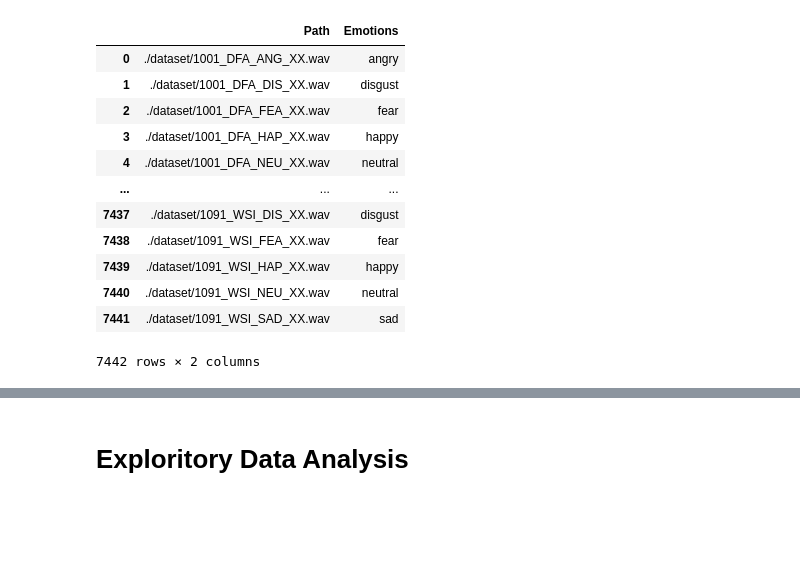
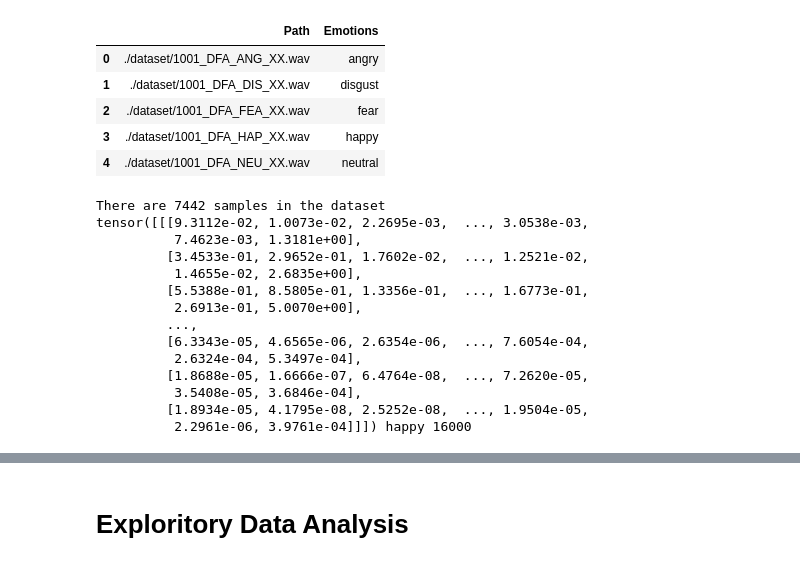
Before and after one commit to satria-ui/TugasAkhir2023, a Jupyter notebook: script/main.ipynb, the cells around one changed output, grey strips where cells are left out. Saved outputs shown, nothing was run; the diff lists cells and outputs as text; code cells hidden in the pictures; blank space fills up the shorter version.

```diff
--- a/script/main.ipynb
+++ b/script/main.ipynb
@@ -12,20 +3,36 @@ from matplotlib import pyplot as plt
-# %%
-dataset = data_loader(path="./dataset/").getData()
-dataset
-# %% [output]
-|  | Path | Emotions |
-| 0 | ./dataset/1001_DFA_ANG_XX.wav | angry |
-| 1 | ./dataset/1001_DFA_DIS_XX.wav | disgust |
-| 2 | ./dataset/1001_DFA_FEA_XX.wav | fear |
-| 3 | ./dataset/1001_DFA_HAP_XX.wav | happy |
-| 4 | ./dataset/1001_DFA_NEU_XX.wav | neutral |
-| ... | ... | ... |
-| 7437 | ./dataset/1091_WSI_DIS_XX.wav | disgust |
-| 7438 | ./dataset/1091_WSI_FEA_XX.wav | fear |
-| 7439 | ./dataset/1091_WSI_HAP_XX.wav | happy |
-| 7440 | ./dataset/1091_WSI_NEU_XX.wav | neutral |
-| 7441 | ./dataset/1091_WSI_SAD_XX.wav | sad |
-7442 rows × 2 columns
+# %%
+SAMPLE_RATE = 22050
+NUM_SAMPLE = 22050
+loader = data_loader(path="./dataset/", sample_rate=SAMPLE_RATE, num_samples=NUM_SAMPLE)
+dataset = loader.getData()
+dataset.head()
+# %% [output]
+|  | Path | Emotions |
+| 0 | ./dataset/1001_DFA_ANG_XX.wav | angry |
+| 1 | ./dataset/1001_DFA_DIS_XX.wav | disgust |
+| 2 | ./dataset/1001_DFA_FEA_XX.wav | fear |
+| 3 | ./dataset/1001_DFA_HAP_XX.wav | happy |
+| 4 | ./dataset/1001_DFA_NEU_XX.wav | neutral |
+# %%
+print(f"There are {len(loader)} samples in the dataset")
+# idx = 1
+signal, label, sr = loader[3]
+print(signal, label, sr)
+# %% [output]
+There are 7442 samples in the dataset
+tensor([[[9.3112e-02, 1.0073e-02, 2.2695e-03,  ..., 3.0538e-03,
+          7.4623e-03, 1.3181e+00],
+         [3.4533e-01, 2.9652e-01, 1.7602e-02,  ..., 1.2521e-02,
+          1.4655e-02, 2.6835e+00],
+         [5.5388e-01, 8.5805e-01, 1.3356e-01,  ..., 1.6773e-01,
+          2.6913e-01, 5.0070e+00],
+         ...,
+         [6.3343e-05, 4.6565e-06, 2.6354e-06,  ..., 7.6054e-04,
+          2.6324e-04, 5.3497e-04],
+         [1.8688e-05, 1.6666e-07, 6.4764e-08,  ..., 7.2620e-05,
+          3.5408e-05, 3.6846e-04],
+         [1.8934e-05, 4.1795e-08, 2.5252e-08,  ..., 1.9504e-05,
+          2.2961e-06, 3.9761e-04]]]) happy 16000
 # %%
 dataset["Emotions"].value_counts()
 # %% [output]
```
Also changed, not shown: parts of 24 cells of this notebook, 1 other file.
